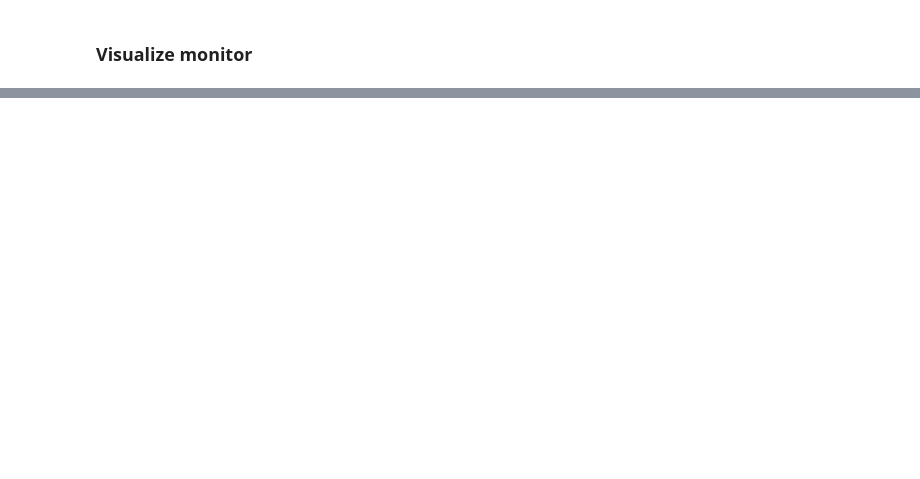
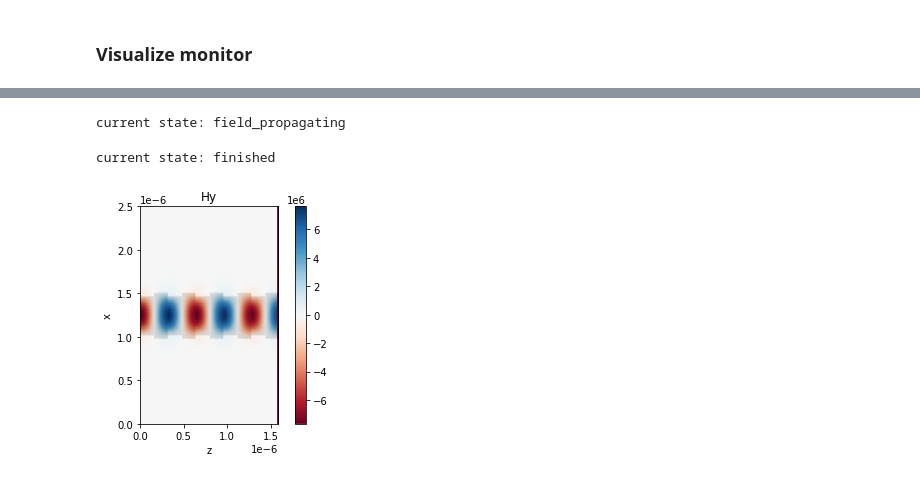
Before and after one commit to BYUCamachoLab/emepy, a Jupyter notebook: examples/structures/bragg_grating.ipynb, the cells around one changed output, grey strips where cells are left out. Saved outputs shown, nothing was run; the diff lists cells and outputs as text; code cells hidden in the pictures; blank space fills up the shorter version.

```diff
--- a/examples/structures/bragg_grating.ipynb
+++ b/examples/structures/bragg_grating.ipynb
@@ -80,7 +87,11 @@ plt.show()
 # %%
-eme.propagate(coeffs_left=[],coeffs_right=[1])  # propagate at given wavelength
+eme.propagate(left_coeffs=[],right_coeffs=[1])  # propagate at given wavelength
 
 plt.figure()
 monitor.visualize(component="Hy")
 plt.colorbar()
 plt.show()
+# %% [output]
+current state: field_propagating
+current state: finished
+[figure, added]
```
Also changed, not shown: parts of 3 cells of this notebook, 6 other files.
